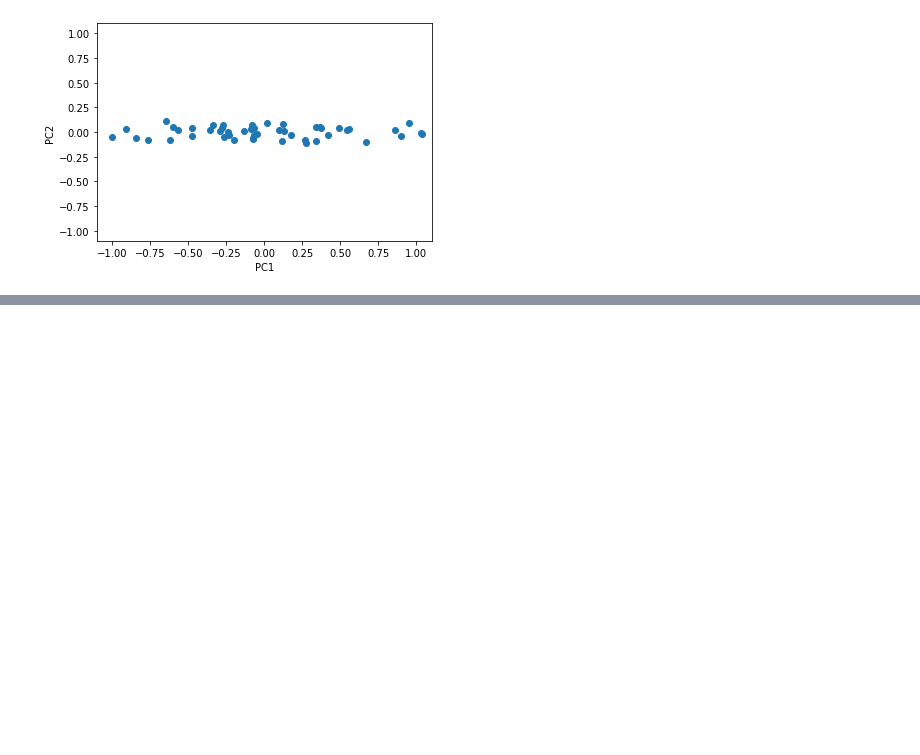
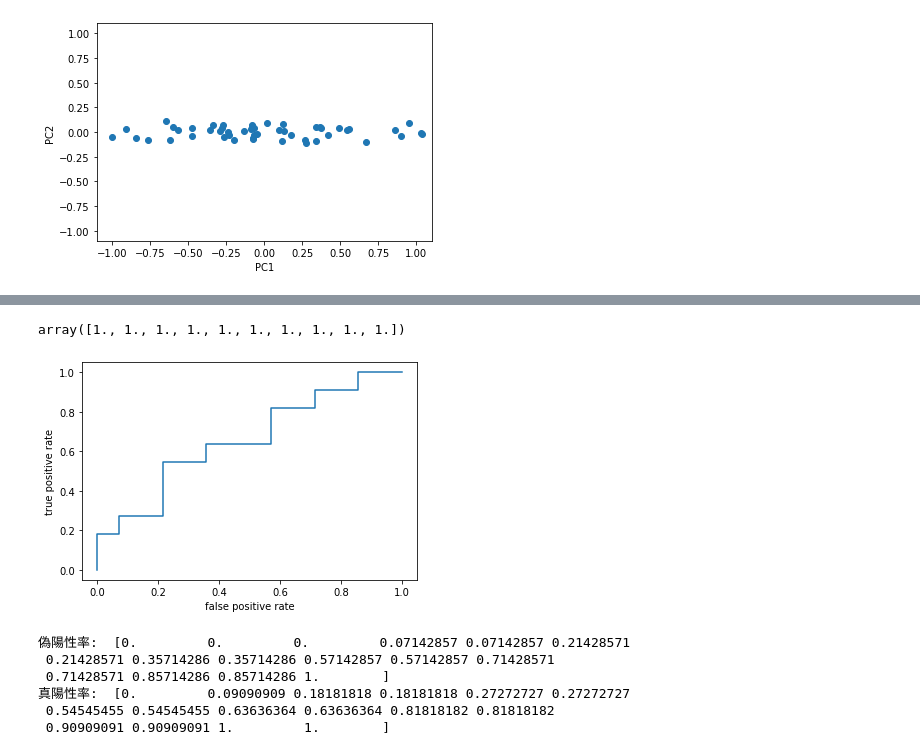
Before and after one commit to skiym-aaa/pydatavenv, a Jupyter notebook: scikit-learn.ipynb, the cells around one changed output, grey strips where cells are left out. Saved outputs shown, nothing was run; the diff lists cells and outputs as text; code cells hidden in the pictures; blank space fills up the shorter version.

```diff
--- a/scikit-learn.ipynb
+++ b/scikit-learn.ipynb
@@ -371,0 +402,40 @@ plt.show()
+# %%
+from sklearn.svm import SVC
+from sklearn.model_selection import cross_val_score
+
+svc = SVC()
+
+cross_val_score(svc, X, y, cv=10, scoring='precision')
+# %% [output]
+array([1., 1., 1., 1., 1., 1., 1., 1., 1., 1.])
+# %%
+import numpy as np
+import matplotlib.pyplot as plt
+
+fpr = np.array([0, 0, 0, 1, 1, 2, 3, 3, 3, 3, 4, 5, 5, 6, 7, 8, 8, 8, 9, 10, 10, 11, 12, 12, 13, 14]) / 14
+tpr = np.array([0, 1, 2, 2, 3, 3, 3, 4, 5, 6, 6, 6, 7, 7, 7, 7, 8, 9, 9, 9, 10, 10, 10, 11, 11, 11]) / 11
+
+fig, ax = plt.subplots()
+ax.step(fpr, tpr)
+ax.set_xlabel('false positive rate')
+ax.set_ylabel('true positive rate')
+plt.show()
+# %% [output]
+[figure, added]
+# %%
+from sklearn.metrics import roc_curve
+
+labels = np.array([1, 1, 0, 1, 0, 0, 1, 1, 1, 0, 0, 1, 0, 0, 0, 1, 1, 0, 0, 1, 0, 0, 1, 0, 0])
+
+probs = np.array([0.98, 0.95, 0.9, 0.87, 0.85, 0.8, 0.75, 0.71, 0.63, 0.55, 0.51, 0.47, 0.43, 0.38, 0.35, 0.31, 0.28, 0.24, 0.22, 0.19, 0.15, 0.12, 0.08, 0.04, 0.01])
+
+fpr, tpr, threshold = roc_curve(labels, probs)
+print('偽陽性率: ', fpr)
+print('真陽性率: ', tpr)
+# %% [output]
+偽陽性率:  [0.         0.         0.         0.07142857 0.07142857 0.21428571
+ 0.21428571 0.35714286 0.35714286 0.57142857 0.57142857 0.71428571
+ 0.71428571 0.85714286 0.85714286 1.        ]
+真陽性率:  [0.         0.09090909 0.18181818 0.18181818 0.27272727 0.27272727
+ 0.54545455 0.54545455 0.63636364 0.63636364 0.81818182 0.81818182
+ 0.90909091 0.90909091 1.         1.        ]
```
Also changed, not shown: parts of 5 cells of this notebook.
